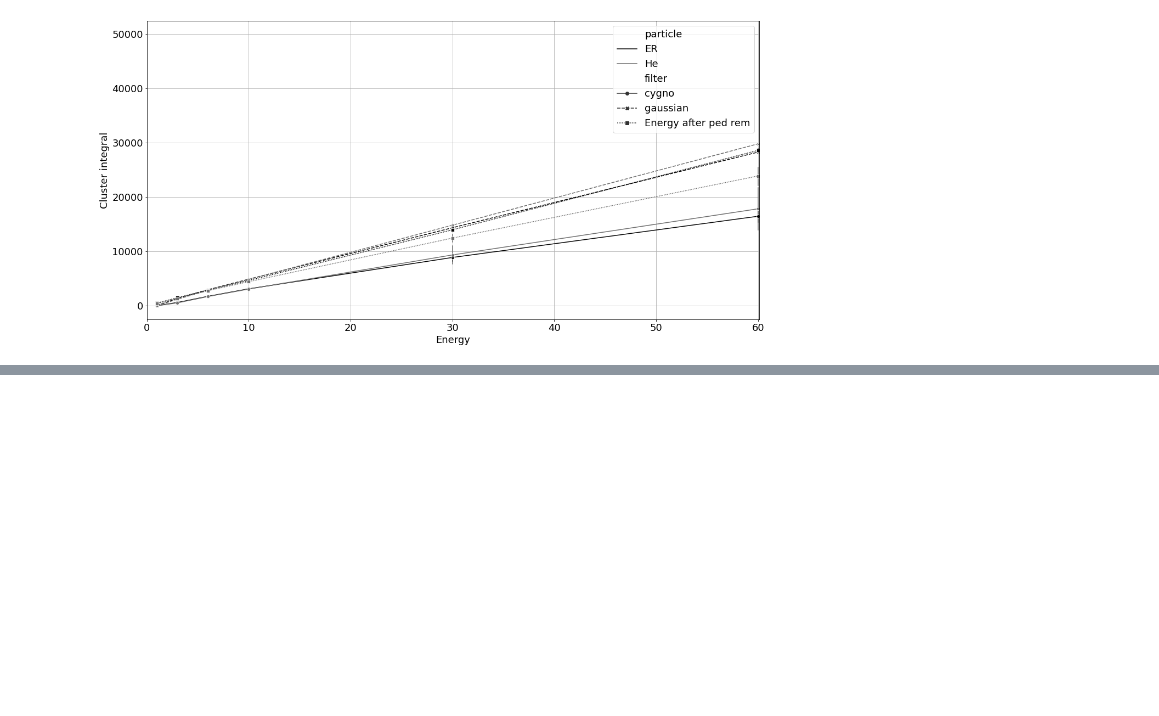
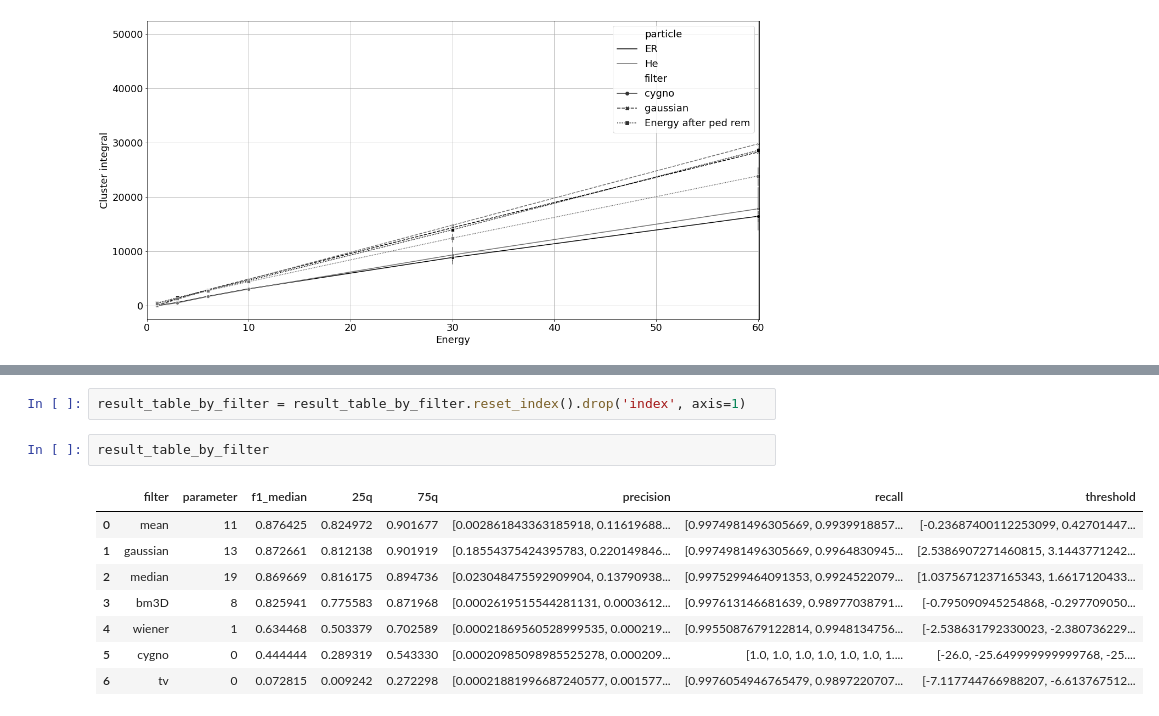
Before and after one commit to Gui1402/filtering_cygnus, a Jupyter notebook: notebooks/bug_energy.ipynb, the cells around one changed output, grey strips where cells are left out. Drawn from its saved outputs; the diff is of its cells as text; blank space fills up the shorter version.

```diff
--- a/notebooks/bug_energy.ipynb
+++ b/notebooks/bug_energy.ipynb
@@ -146,0 +171,13 @@ axes.legend(fontsize=18)
+# %%
+result_table_by_filter = result_table_by_filter.reset_index().drop('index', axis=1)
+# %%
+result_table_by_filter
+# %% [output]
+|  | filter | parameter | f1_median | 25q | 75q | precision | recall | threshold |
+| 0 | mean | 11 | 0.876425 | 0.824972 | 0.901677 | [0.002861843363185918, 0.11619688... | [0.9974981496305669, 0.9939918857... | [-0.23687400112253099, 0.42701447... |
+| 1 | gaussian | 13 | 0.872661 | 0.812138 | 0.901919 | [0.18554375424395783, 0.220149846... | [0.9974981496305669, 0.9964830945... | [2.5386907271460815, 3.1443771242... |
+| 2 | median | 19 | 0.869669 | 0.816175 | 0.894736 | [0.023048475592909904, 0.13790938... | [0.9975299464091353, 0.9924522079... | [1.0375671237165343, 1.6617120433... |
+| 3 | bm3D | 8 | 0.825941 | 0.775583 | 0.871968 | [0.0002619515544281131, 0.0003612... | [0.997613146681639, 0.98977038791... | [-0.795090945254868, -0.297709050... |
+| 4 | wiener | 1 | 0.634468 | 0.503379 | 0.702589 | [0.00021869560528999535, 0.000219... | [0.9955087679122814, 0.9948134756... | [-2.538631792330023, -2.380736229... |
+| 5 | cygno | 0 | 0.444444 | 0.289319 | 0.543330 | [0.00020985098985525278, 0.000209... | [1.0, 1.0, 1.0, 1.0, 1.0, 1.0, 1.... | [-26.0, -25.649999999999768, -25.... |
+| 6 | tv | 0 | 0.072815 | 0.009242 | 0.272298 | [0.00021881996687240577, 0.001577... | [0.9976054946765479, 0.9897220707... | [-7.117744766988207, -6.613767512... |
```
Also changed, not shown: parts of 10 cells of this notebook, 32 other files.
